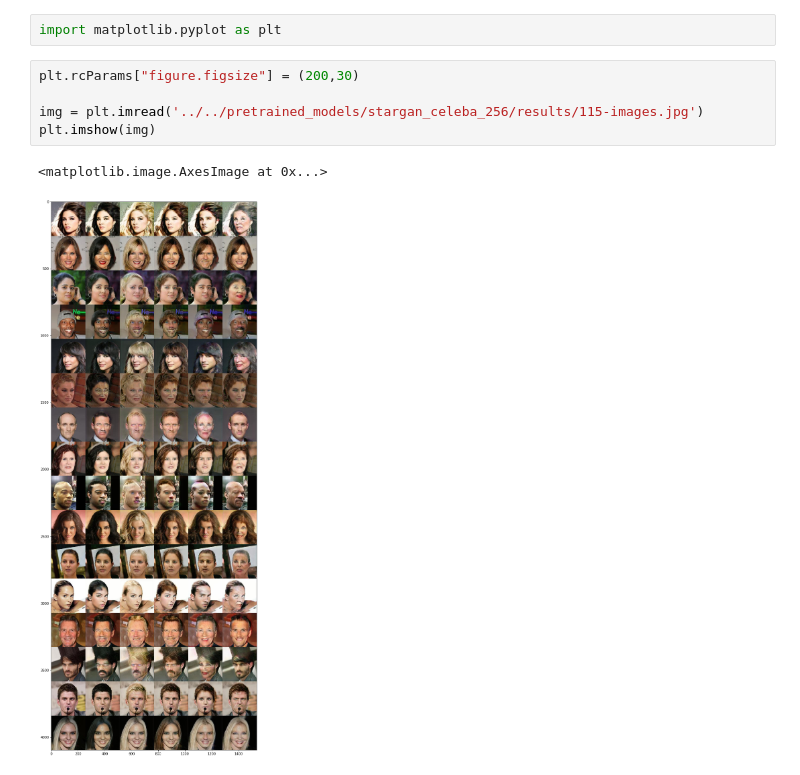
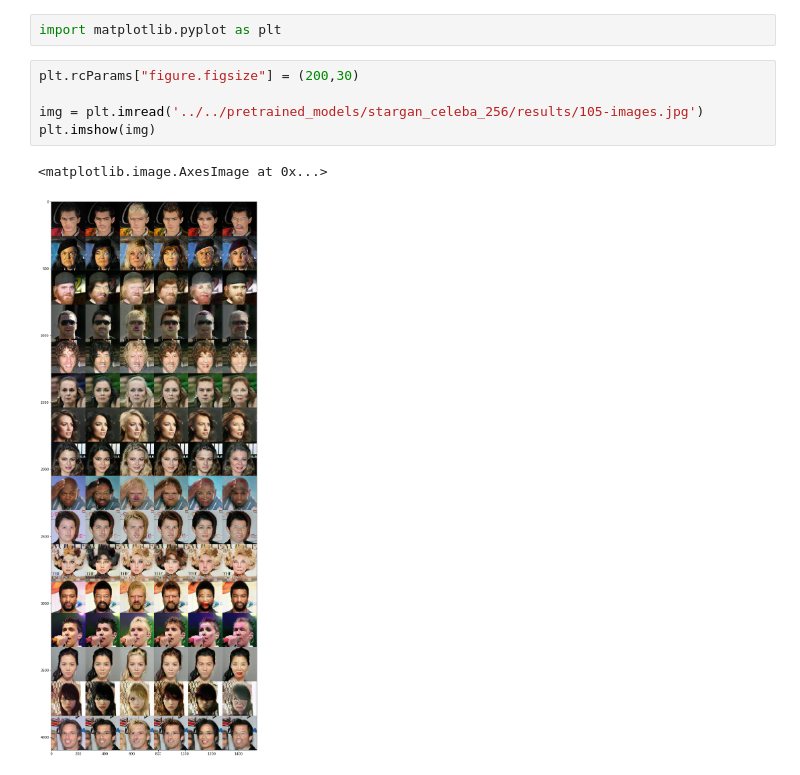
Before and after one commit to hari2095/GAN, a Jupyter notebook: StarGAN/StarGAN.ipynb, the cells around one changed output. Drawn from its saved outputs; the diff is of its cells as text.

```diff
--- a/StarGAN/StarGAN.ipynb
+++ b/StarGAN/StarGAN.ipynb
@@ -28,8 +28,8 @@ import matplotlib.pyplot as plt
 # %%
 plt.rcParams["figure.figsize"] = (200,30)
 
-img = plt.imread('../../pretrained_models/stargan_celeba_256/results/115-images.jpg')
+img = plt.imread('../../pretrained_models/stargan_celeba_256/results/105-images.jpg')
 plt.imshow(img)
 # %% [output]
 <matplotlib.image.AxesImage at 0x...>
-[figure, old version]
+[figure, new version]
```
Also changed, not shown: 2 other files.
